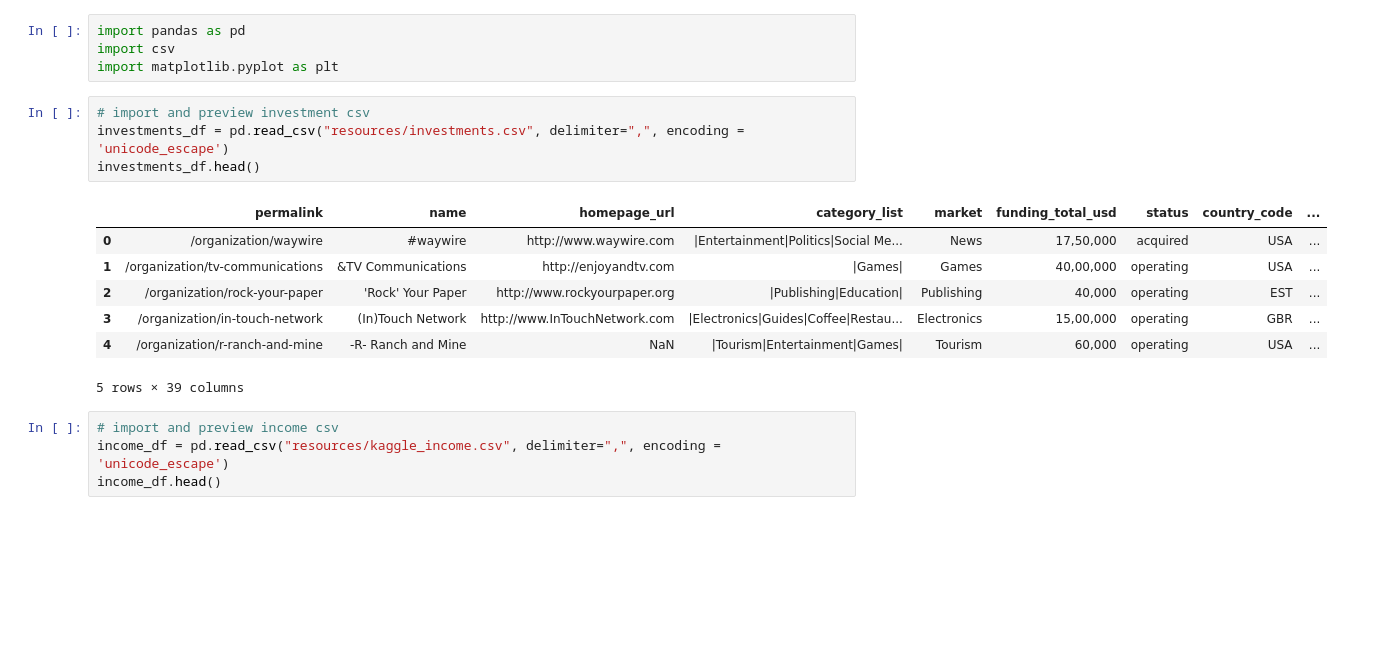
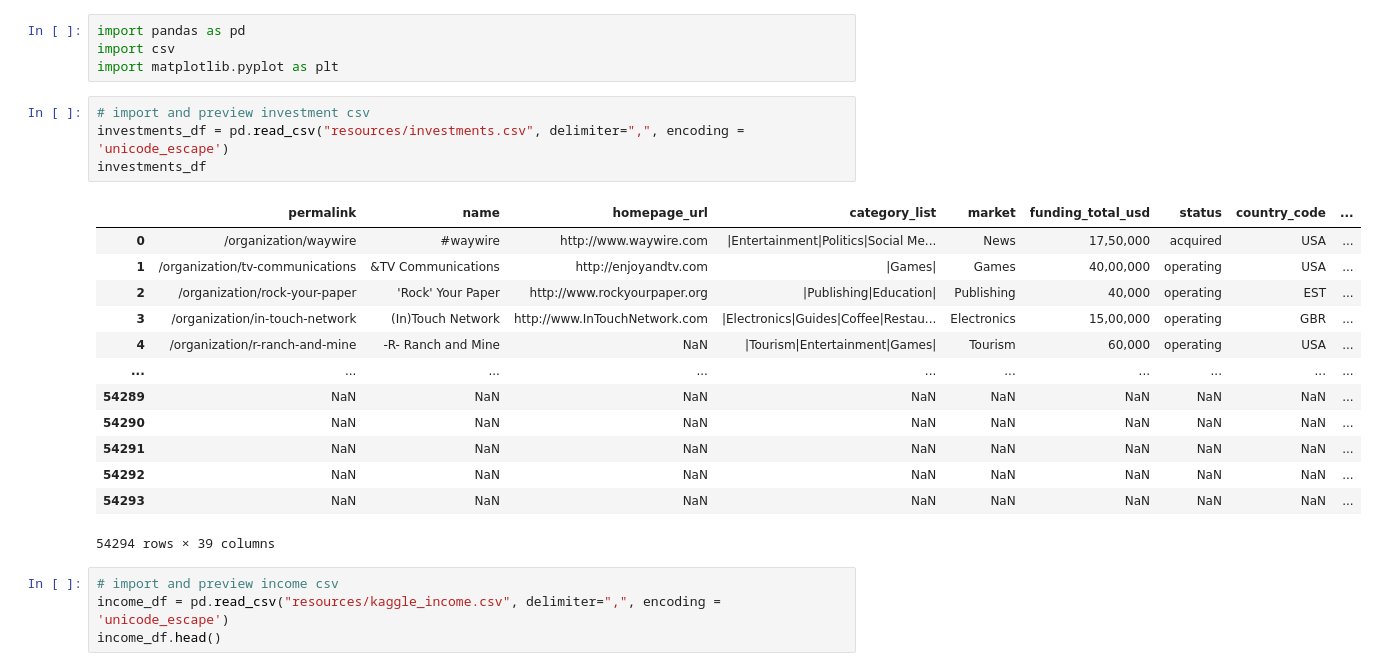
Before and after one commit to tdoanUNCG/etl-project, a Jupyter notebook: lorelle.ipynb, the cells around one changed output. Saved outputs shown, nothing was run; the diff lists cells and outputs as text; blank space fills up the shorter version.

```diff
--- a/lorelle.ipynb
+++ b/lorelle.ipynb
@@ -5,15 +5,21 @@ import matplotlib.pyplot as plt
 # %%
 # import and preview investment csv
 investments_df = pd.read_csv("resources/investments.csv", delimiter=",", encoding = 'unicode_escape')
-investments_df.head()
+investments_df
 # %% [output]
 |  | permalink | name | homepage_url | category_list | market | funding_total_usd | status | country_code | ... |
 | 0 | /organization/waywire | #waywire | http://www.waywire.com | |Entertainment|Politics|Social Me... | News | 17,50,000 | acquired | USA | ... |
 | 1 | /organization/tv-communications | &TV Communications | http://enjoyandtv.com | |Games| | Games | 40,00,000 | operating | USA | ... |
 | 2 | /organization/rock-your-paper | 'Rock' Your Paper | http://www.rockyourpaper.org | |Publishing|Education| | Publishing | 40,000 | operating | EST | ... |
 | 3 | /organization/in-touch-network | (In)Touch Network | http://www.InTouchNetwork.com | |Electronics|Guides|Coffee|Restau... | Electronics | 15,00,000 | operating | GBR | ... |
 | 4 | /organization/r-ranch-and-mine | -R- Ranch and Mine | NaN | |Tourism|Entertainment|Games| | Tourism | 60,000 | operating | USA | ... |
+| ... | ... | ... | ... | ... | ... | ... | ... | ... | ... |
+| 54289 | NaN | NaN | NaN | NaN | NaN | NaN | NaN | NaN | ... |
+| 54290 | NaN | NaN | NaN | NaN | NaN | NaN | NaN | NaN | ... |
+| 54291 | NaN | NaN | NaN | NaN | NaN | NaN | NaN | NaN | ... |
+| 54292 | NaN | NaN | NaN | NaN | NaN | NaN | NaN | NaN | ... |
+| 54293 | NaN | NaN | NaN | NaN | NaN | NaN | NaN | NaN | ... |
-5 rows × 39 columns
+54294 rows × 39 columns
 # %%
 # import and preview income csv
 income_df = pd.read_csv("resources/kaggle_income.csv", delimiter=",", encoding = 'unicode_escape')
```
Also changed, not shown: parts of 7 cells of this notebook.
